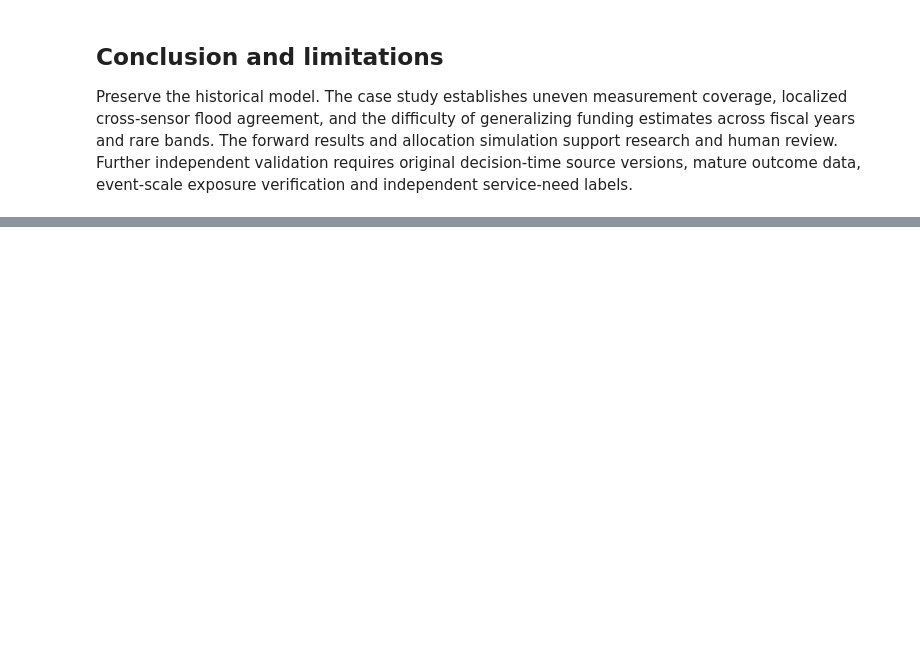
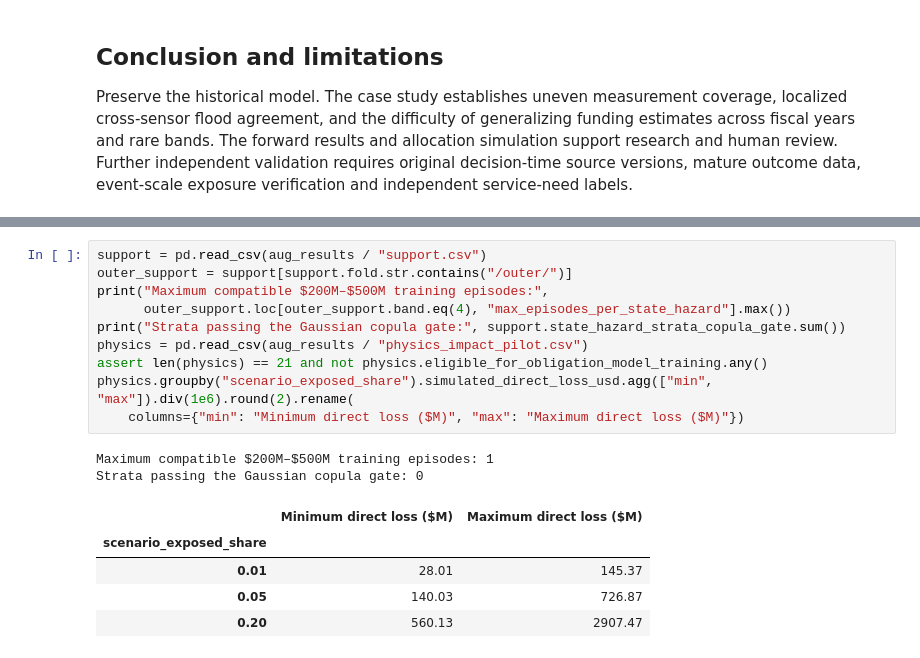
Before and after one commit to leonmarienga/ML-thesis, a Jupyter notebook: research/THESIS_REPRODUCTION.ipynb, the cells around one changed output, grey strips where cells are left out. Cells and saved outputs as stored; diff of their text form; blank space fills up the shorter version.

```diff
--- a/research/THESIS_REPRODUCTION.ipynb
+++ b/research/THESIS_REPRODUCTION.ipynb
@@ -371,0 +426,18 @@ Preserve the historical model. The case study establishes uneven measurement cov
+# %%
+support = pd.read_csv(aug_results / "support.csv")
+outer_support = support[support.fold.str.contains("/outer/")]
+print("Maximum compatible $200M–$500M training episodes:",
+      outer_support.loc[outer_support.band.eq(4), "max_episodes_per_state_hazard"].max())
+print("Strata passing the Gaussian copula gate:", support.state_hazard_strata_copula_gate.sum())
+physics = pd.read_csv(aug_results / "physics_impact_pilot.csv")
+assert len(physics) == 21 and not physics.eligible_for_obligation_model_training.any()
+physics.groupby("scenario_exposed_share").simulated_direct_loss_usd.agg(["min", "max"]).div(1e6).round(2).rename(
+    columns={"min": "Minimum direct loss ($M)", "max": "Maximum direct loss ($M)"})
+# %% [output]
+Maximum compatible $200M–$500M training episodes: 1
+Strata passing the Gaussian copula gate: 0
+|  | Minimum direct loss ($M) | Maximum direct loss ($M) |
+| scenario_exposed_share |  |  |
+| 0.01 | 28.01 | 145.37 |
+| 0.05 | 140.03 | 726.87 |
+| 0.20 | 560.13 | 2907.47 |
```
Also changed, not shown: parts of 4 cells of this notebook, 30 other files.
